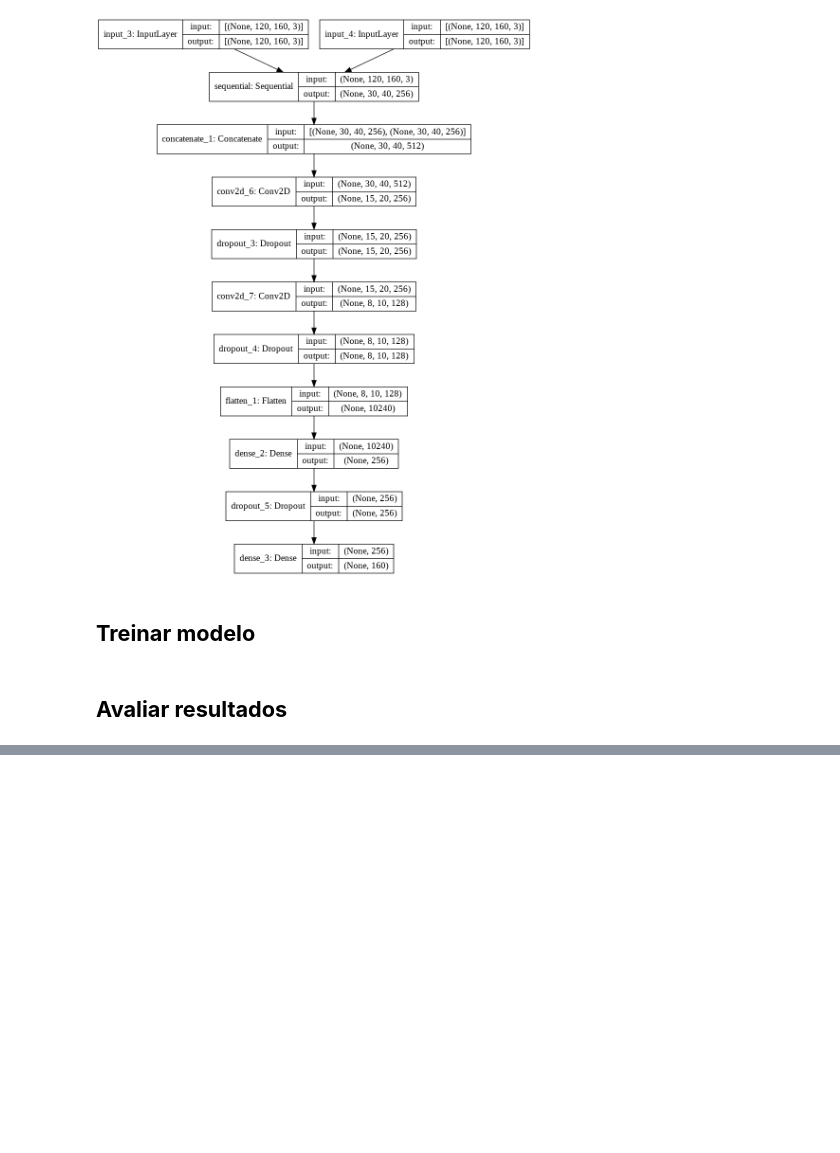
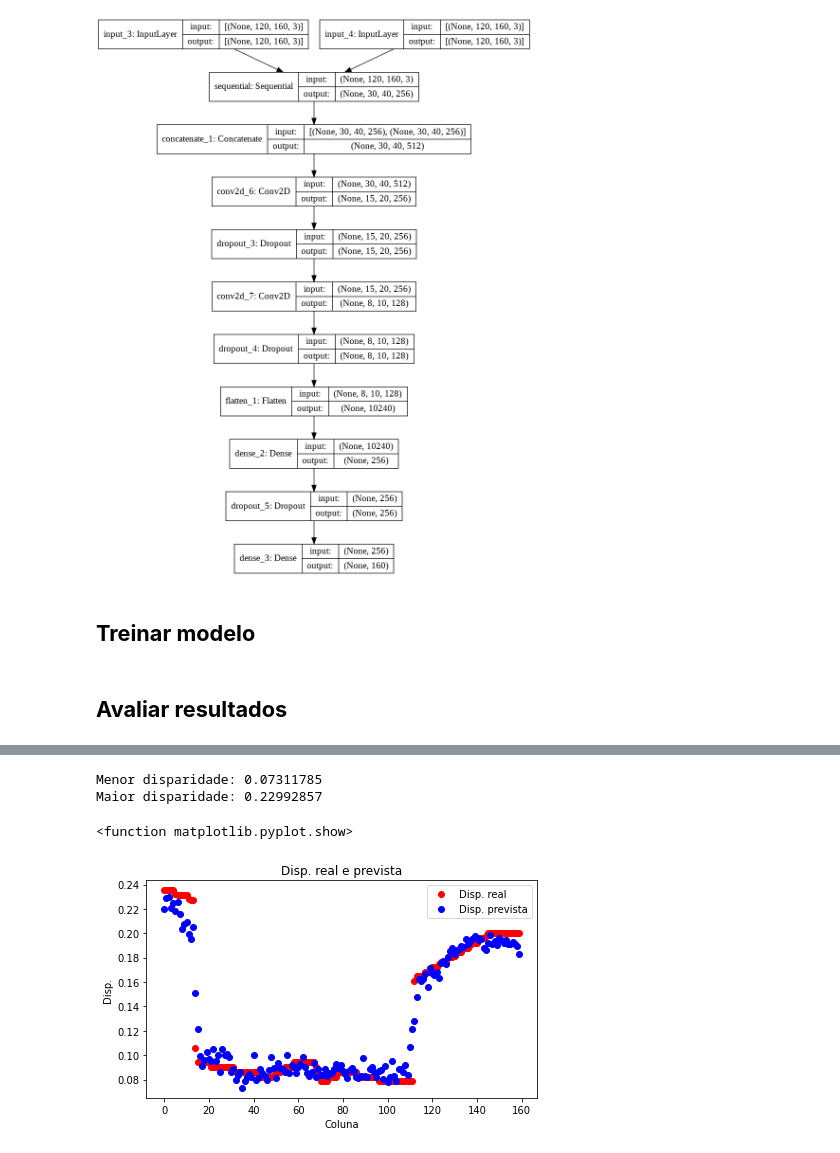
Before and after one commit to felipeftrindade/tcc-poli-usp, a Jupyter notebook: TCC_RNA.ipynb, the cells around one changed output, grey strips where cells are left out. Saved outputs shown, nothing was run; the diff lists cells and outputs as text; code cells hidden in the pictures; blank space fills up the shorter version.

```diff
--- a/TCC_RNA.ipynb
+++ b/TCC_RNA.ipynb
@@ -359,10 +359,20 @@ for i in range(exemplos):
 # %%
-def plotDisp(index):
-  plt.figure(figsize=(7, 4))
-  plt.plot(max_disp_imagem_batch[index], 'ro', label='Disp. real')
-  plt.plot(y_prev_batch[index], 'bo', label='Disp. prevista')
-  plt.title('Disp. real e prevista')
-  plt.xlabel('Coluna')
-  plt.ylabel('Disp.')
-  plt.legend()
-  plt.show
+# Exibe gráficos das disparidades
+index=0
+
+print("Menor disparidade: " + str(np.min(y_prev_batch[index])))
+print("Maior disparidade: " + str(np.max(y_prev_batch[index])))
+
+plt.figure(figsize=(7, 4))
+plt.plot(max_disp_imagem_batch[index], 'ro', label='Disp. real')
+plt.plot(y_prev_batch[index], 'bo', label='Disp. prevista')
+plt.title('Disp. real e prevista')
+plt.xlabel('Coluna')
+plt.ylabel('Disp.')
+plt.legend()
+plt.show
+# %% [output]
+Menor disparidade: 0.07311785
+Maior disparidade: 0.22992857
+<function matplotlib.pyplot.show>
+[figure, added]
```
Also changed, not shown: parts of 7 cells of this notebook.
